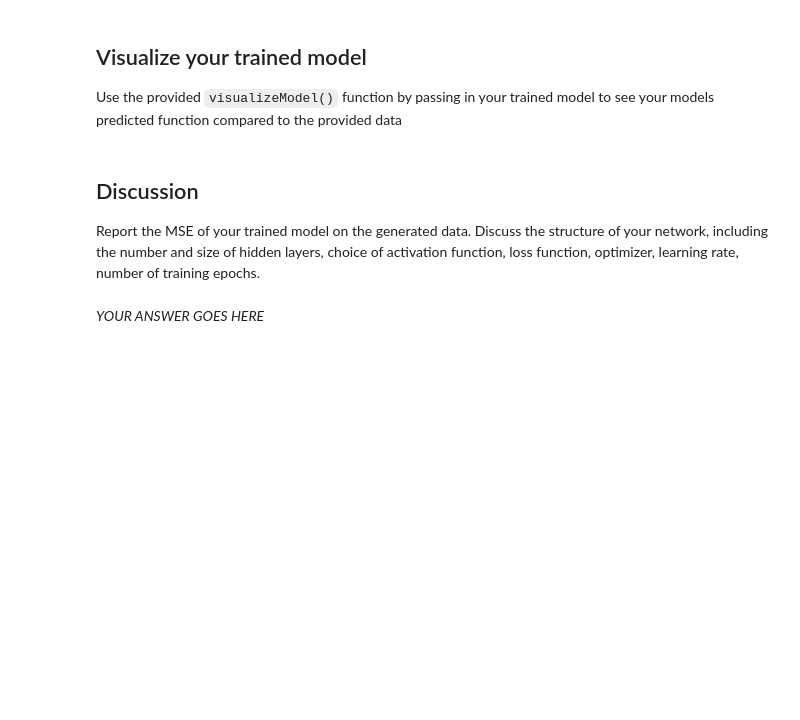
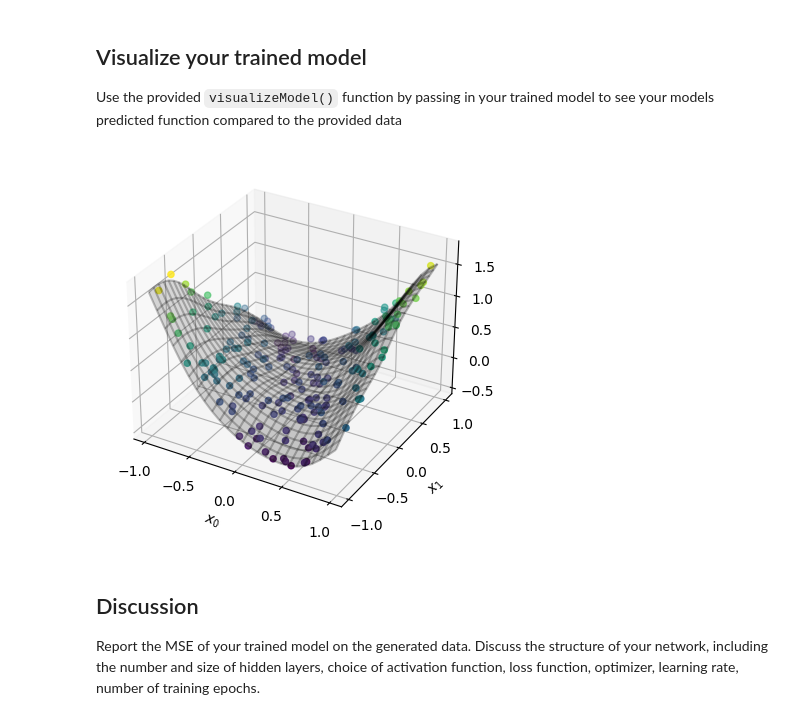
Before and after one commit to judson35/AI-ML, a Jupyter notebook: HW7/M7-HW1.ipynb, the cells around one changed output. Saved outputs shown, nothing was run; the diff lists cells and outputs as text; code cells hidden in the pictures; blank space fills up the shorter version.

```diff
--- a/HW7/M7-HW1.ipynb
+++ b/HW7/M7-HW1.ipynb
@@ -72,5 +150,7 @@ Use the provided `visualizeModel()` function by passing in your trained model to
+# %%
+visualizeModel(model)
+# %% [output]
+[figure, added]
 # %% [markdown]
 ## Discussion
 Report the MSE of your trained model on the generated data. Discuss the structure of your network, including the number and size of hidden layers, choice of activation function, loss function, optimizer, learning rate, number of training epochs.
-# %% [markdown]
-*YOUR ANSWER GOES HERE*
```
Also changed, not shown: parts of 7 cells of this notebook, 15 other files.
